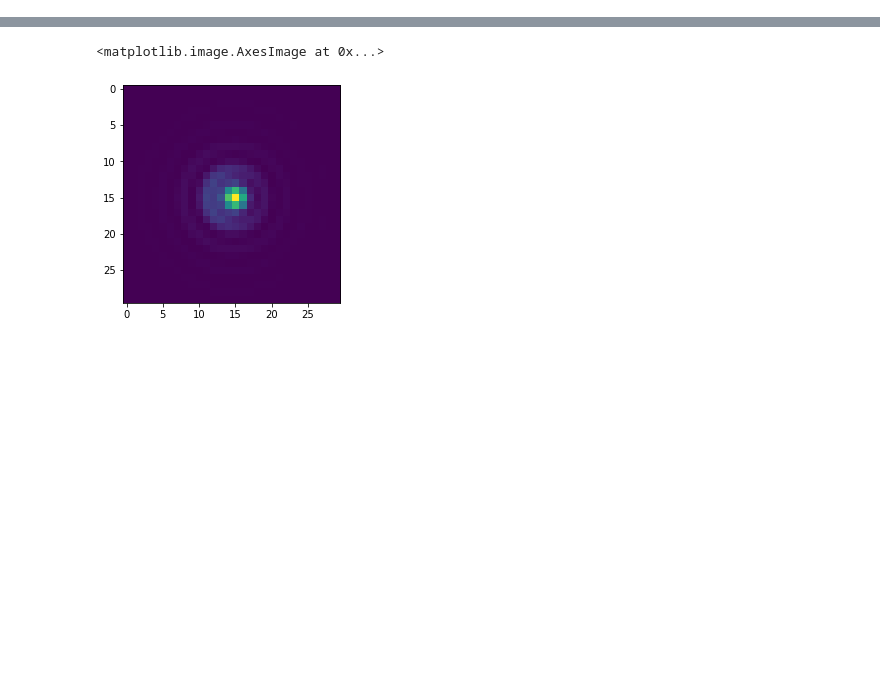
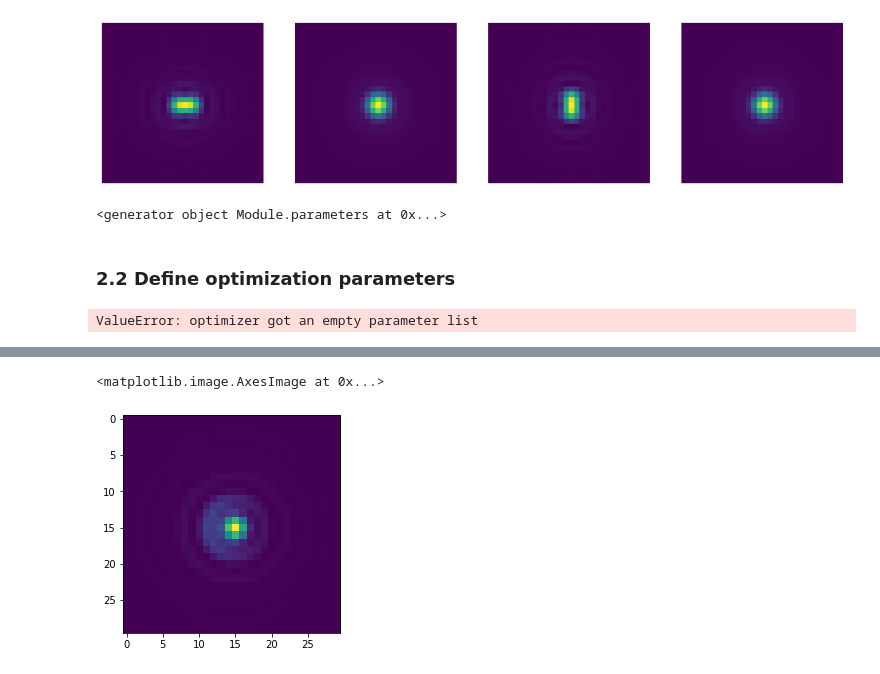
Before and after one commit to rodguti90/pyPSFstack, a Jupyter notebook: pytorch_tests.ipynb, the cells around one changed output, grey strips where cells are left out. Cells and saved outputs as stored; diff of their text form; code cells hidden in the pictures; blank space fills up the shorter version.

```diff
--- a/pytorch_tests.ipynb
+++ b/pytorch_tests.ipynb
@@ -46,0 +141,12 @@ angle_list=np.arange(angle_i,angle_f+angle_step,angle_step)
+# %%
+# The source and window define th epupil sequence
+tsrc = torchDipoleInterfaceSource(**params['pupil'],**params['source'])
+twdw = torchUnitaryAberrations(**params['pupil'])
+tpupil_sequence = [tsrc, twdw]
+# Then the diversities
+tzdiv = torchZDiversity(**params['zdiversity'], **params['pupil'])
+# The polarization diversity is taken as a rotating QWP followed
+# by a wollastan which splits into horizontal and vertical polarized
+# light
+torch_pdiv = torchPDiversity_Compound([torchPDiversity_QWP(angle_list),
+    torchPDiversity_LP([0, np.pi/2])])
@@ -46,0 +173,32 @@ angle_list=np.arange(angle_i,angle_f+angle_step,angle_step)
+# %%
+with torch.no_grad():
+    model_retrieved.eval()
+    first_est = model_retrieved(30)
+# %%
+fig, ax = plt.subplots(1,4,figsize=(16,4))
+for ind in range(4):
+    ax[ind].imshow(first_est[...,5,ind])
+    ax[ind].set_axis_off()
+# %% [output]
+[figure, added]
+# %%
+model_retrieved.parameters()
+# %% [output]
+<generator object Module.parameters at 0x...>
+# %% [markdown]
+### 2.2 Define optimization parameters
+# %%
+lr = 1e-2
+n_epochs = 500
+
+loss_fn = nn.MSELoss(reduction='mean')
+# optimizer = optim.SGD(model.parameters(), lr=lr)
+optimizer = torch.optim.Adam(
+    model_retrieved.parameters(),
+    lr=lr
+)
+
+data = torch.from_numpy(data_stack).type(torch.float)
+data *= torch.mean(first_est)/torch.mean(data)
+# %% [output]
+ValueError: optimizer got an empty parameter list
```
Also changed, not shown: parts of 36 cells of this notebook, 1 other file.
